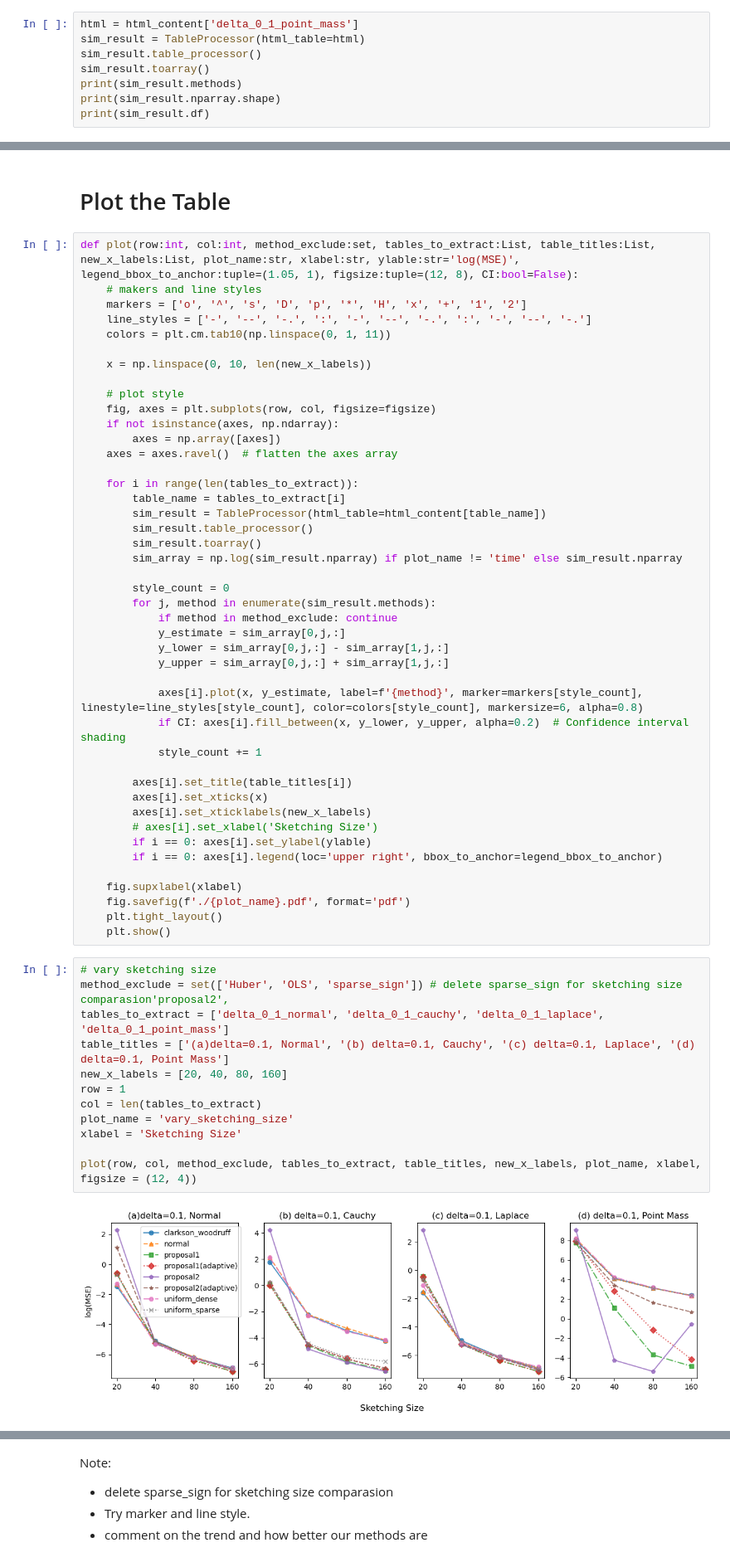
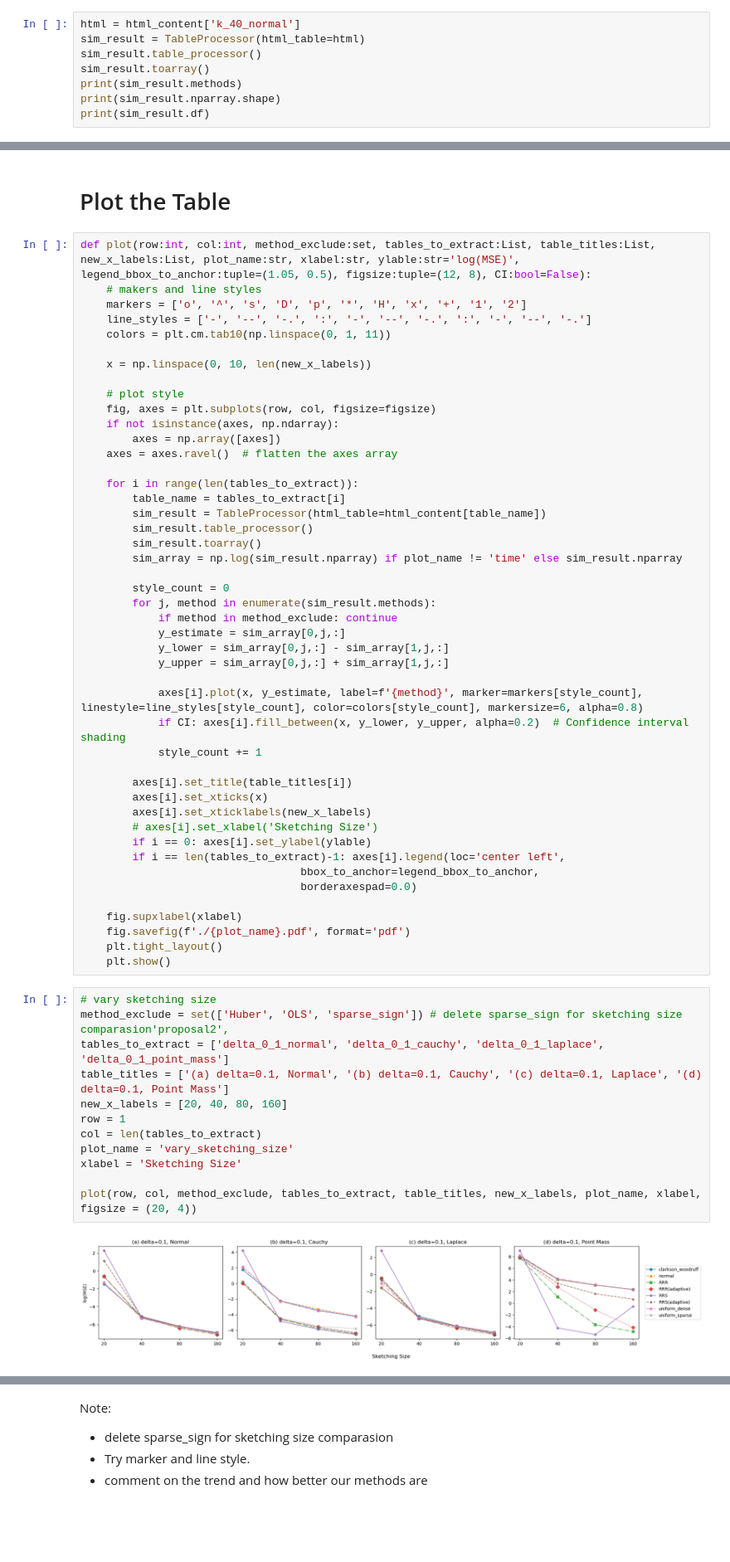
Before and after one commit to Xinming-Dai/RandNLA_Regression, a Jupyter notebook: analysis/plots.ipynb, the cells around one changed output, grey strips where cells are left out. Shown at 83% size. Saved outputs shown, nothing was run; the diff lists cells and outputs as text; blank space fills up the shorter version.

Commit message:
Update plot functions

```diff
--- a/analysis/plots.ipynb
+++ b/analysis/plots.ipynb
@@ -9,7 +8,7 @@ from sim_result_processor import TableProcessor
 with open('./sim_result.json', 'r') as file:
     html_content = json.load(file)
 # %%
-html = html_content['delta_0_1_point_mass']
+html = html_content['k_40_normal']
 sim_result = TableProcessor(html_table=html)
 sim_result.table_processor()
 sim_result.toarray()
@@ -37,7 +34,7 @@ Name: (k, sketch), dtype: object
 # %% [markdown]
 # Plot the Table
 # %%
-def plot(row:int, col:int, method_exclude:set, tables_to_extract:List, table_titles:List, new_x_labels:List, plot_name:str, xlabel:str, ylable:str='log(MSE)', legend_bbox_to_anchor:tuple=(1.05, 1), figsize:tuple=(12, 8), CI:bool=False):
+def plot(row:int, col:int, method_exclude:set, tables_to_extract:List, table_titles:List, new_x_labels:List, plot_name:str, xlabel:str, ylable:str='log(MSE)', legend_bbox_to_anchor:tuple=(1.05, 0.5), figsize:tuple=(12, 8), CI:bool=False):
     # makers and line styles
     markers = ['o', '^', 's', 'D', 'p', '*', 'H', 'x', '+', '1', '2']
     line_styles = ['-', '--', '-.', ':', '-', '--', '-.', ':', '-', '--', '-.']
@@ -74,7 +71,9 @@ def plot(row:int, col:int, method_exclude:set, tables_to_extract:List, table_tit
         axes[i].set_xticklabels(new_x_labels)
         # axes[i].set_xlabel('Sketching Size')
         if i == 0: axes[i].set_ylabel(ylable)
-        if i == 0: axes[i].legend(loc='upper right', bbox_to_anchor=legend_bbox_to_anchor)
+        if i == len(tables_to_extract)-1: axes[i].legend(loc='center left',
+                                  bbox_to_anchor=legend_bbox_to_anchor,
+                                  borderaxespad=0.0)
 
     fig.supxlabel(xlabel)
     fig.savefig(f'./{plot_name}.pdf', format='pdf')
@@ -83,17 +82,17 @@ def plot(row:int, col:int, method_exclude:set, tables_to_extract:List, table_tit
 # %%
 # vary sketching size
 method_exclude = set(['Huber', 'OLS', 'sparse_sign']) # delete sparse_sign for sketching size comparasion'proposal2',
 tables_to_extract = ['delta_0_1_normal', 'delta_0_1_cauchy', 'delta_0_1_laplace', 'delta_0_1_point_mass']
-table_titles = ['(a)delta=0.1, Normal', '(b) delta=0.1, Cauchy', '(c) delta=0.1, Laplace', '(d) delta=0.1, Point Mass']
+table_titles = ['(a) delta=0.1, Normal', '(b) delta=0.1, Cauchy', '(c) delta=0.1, Laplace', '(d) delta=0.1, Point Mass']
 new_x_labels = [20, 40, 80, 160]
 row = 1
 col = len(tables_to_extract)
 plot_name = 'vary_sketching_size'
 xlabel = 'Sketching Size'
 
-plot(row, col, method_exclude, tables_to_extract, table_titles, new_x_labels, plot_name, xlabel, figsize = (12, 4))
+plot(row, col, method_exclude, tables_to_extract, table_titles, new_x_labels, plot_name, xlabel, figsize = (20, 4))
 # %% [output]
-[figure, old version]
+[figure, new version]
 # %%
 # contamination grows
 method_exclude = set(['Huber', 'OLS']) # delete sparse_sign for sketching size comparasion , 'sparse_sign'
```
Also changed, not shown: parts of 5 cells of this notebook, 5 other files.
